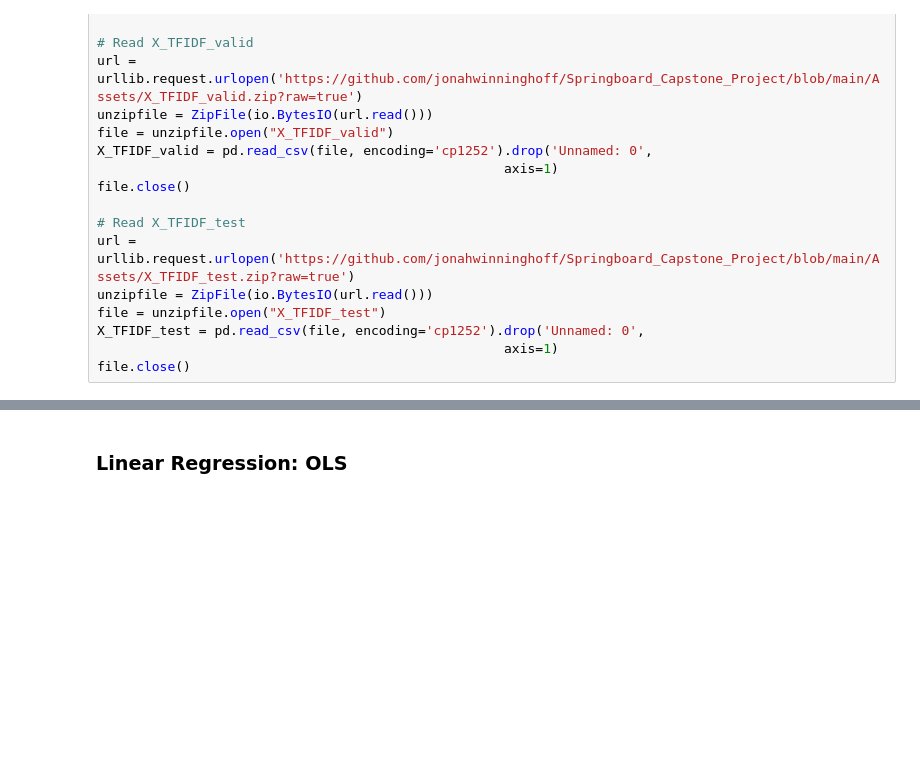
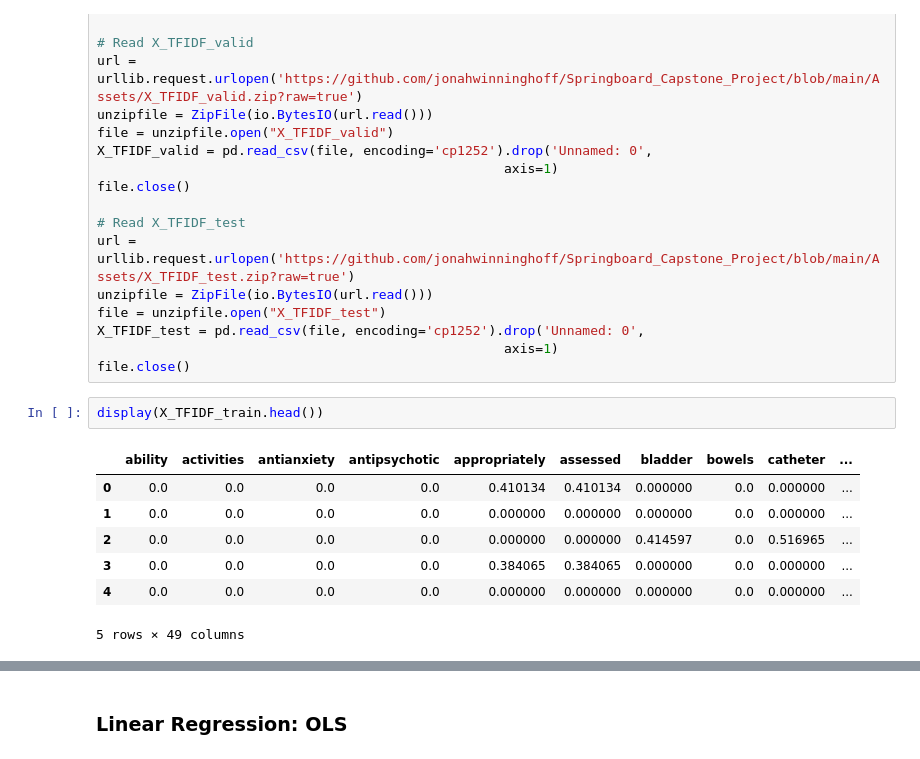
Before and after one commit to jonahwinninghoff/Causal-Analysis-Nursing-Home, a Jupyter notebook: Modeling/Predictive Modeling.ipynb, the cells around one changed output, grey strips where cells are left out. Saved outputs shown, nothing was run; the diff lists cells and outputs as text; blank space fills up the shorter version.

```diff
--- a/Modeling/Predictive Modeling.ipynb
+++ b/Modeling/Predictive Modeling.ipynb
@@ -93,3 +103,13 @@ file = unzipfile.open("X_TFIDF_test")
 X_TFIDF_test = pd.read_csv(file, encoding='cp1252').drop('Unnamed: 0',
                                                     axis=1)
 file.close()
+# %%
+display(X_TFIDF_train.head())
+# %% [output]
+|  | ability | activities | antianxiety | antipsychotic | appropriately | assessed | bladder | bowels | catheter | ... |
+| 0 | 0.0 | 0.0 | 0.0 | 0.0 | 0.410134 | 0.410134 | 0.000000 | 0.0 | 0.000000 | ... |
+| 1 | 0.0 | 0.0 | 0.0 | 0.0 | 0.000000 | 0.000000 | 0.000000 | 0.0 | 0.000000 | ... |
+| 2 | 0.0 | 0.0 | 0.0 | 0.0 | 0.000000 | 0.000000 | 0.414597 | 0.0 | 0.516965 | ... |
+| 3 | 0.0 | 0.0 | 0.0 | 0.0 | 0.384065 | 0.384065 | 0.000000 | 0.0 | 0.000000 | ... |
+| 4 | 0.0 | 0.0 | 0.0 | 0.0 | 0.000000 | 0.000000 | 0.000000 | 0.0 | 0.000000 | ... |
+5 rows × 49 columns
```
Also changed, not shown: parts of 38 cells of this notebook.
